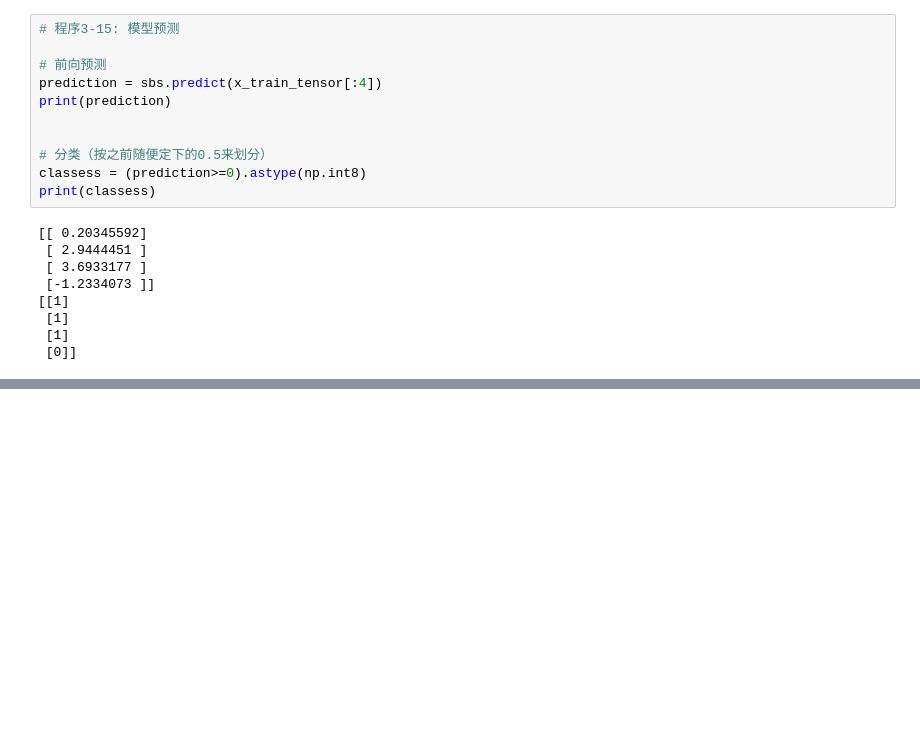
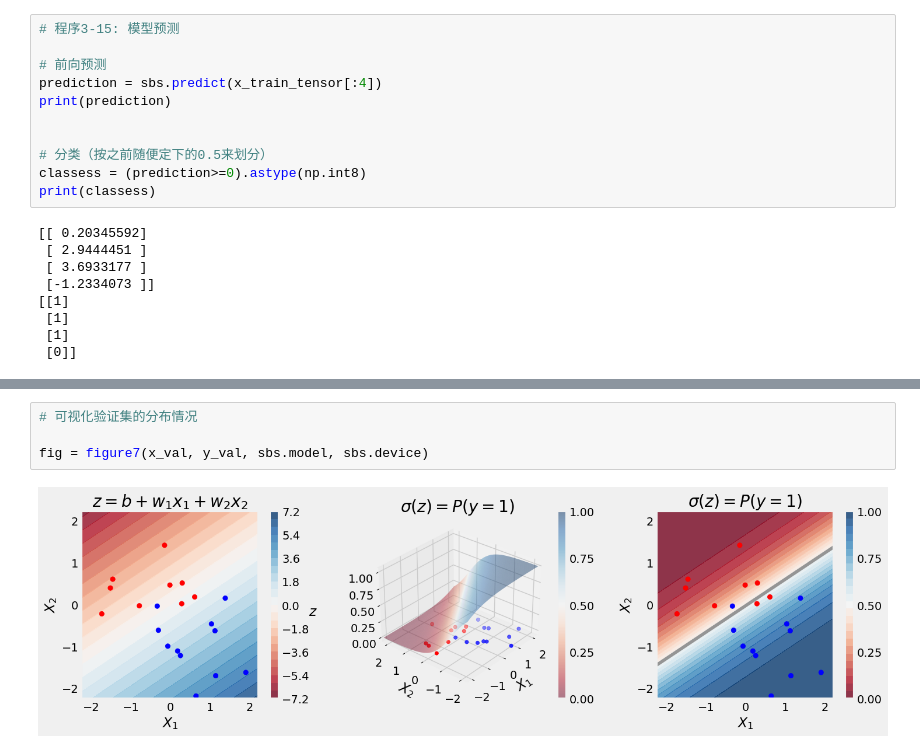
Before and after one commit to jhonprice/PyTorchStepByStep, a Jupyter notebook: runtest/ch03.ipynb, the cells around one changed output, grey strips where cells are left out. Cells and saved outputs as stored; diff of their text form; blank space fills up the shorter version.

```diff
--- a/runtest/ch03.ipynb
+++ b/runtest/ch03.ipynb
@@ -478,0 +504,6 @@ print(classess)
+# %%
+# 可视化验证集的分布情况
+
+fig = figure7(x_val, y_val, sbs.model, sbs.device)
+# %% [output]
+[figure, added]
```
Also changed, not shown: parts of 40 cells of this notebook.
